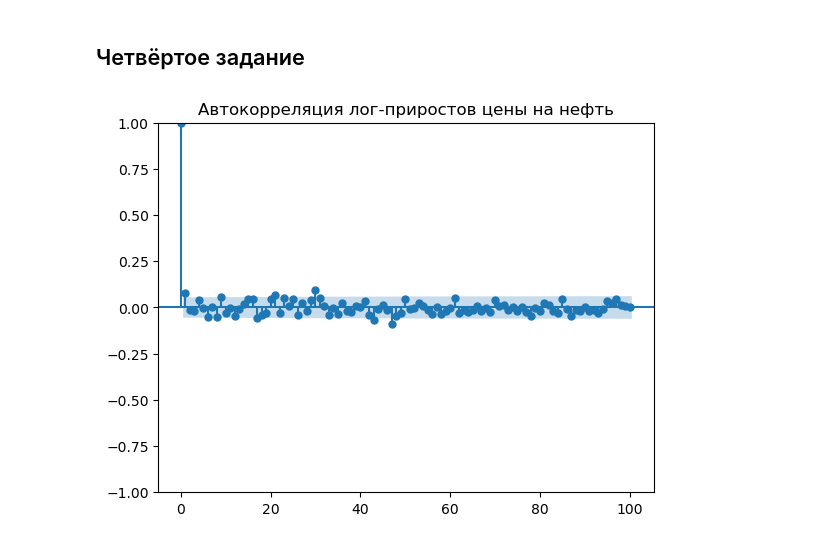
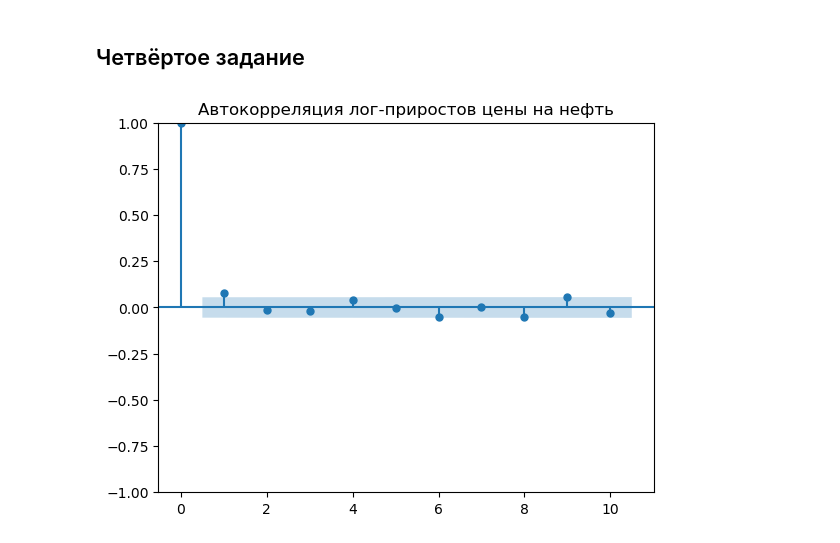
Before and after one commit to hybridsoul213/magistracy_python, a Jupyter notebook: Фин_Математика/Заичкин_ДЗ3_Базовая.ipynb, the cells around one changed output. Drawn from its saved outputs; the diff is of its cells as text; code cells hidden in the pictures.

```diff
--- a/Фин_Математика/Заичкин_ДЗ3_Базовая.ipynb
+++ b/Фин_Математика/Заичкин_ДЗ3_Базовая.ipynb
@@ -174,23 +189,23 @@ Notes:
 # %%
 import yfinance as yf
 import pandas as pd
 import numpy as np
 import statsmodels.api as sm
 import matplotlib.pyplot as plt
 
 # Получаем данные за 5 лет
 brent = yf.Ticker("BZ=F")
 brent_data = brent.history(period="5y")
 prices = brent_data['Close']
 
 # Вычисляем логарифмы цен
 log_prices = np.log(prices)
 # Вычисляем лог-приросты
 log_diffs = log_prices.diff().dropna()
 
 # Строим ACF
-sm.graphics.tsa.plot_acf(log_diffs, lags=100)
+sm.graphics.tsa.plot_acf(log_diffs, lags=10)
 plt.title('Автокорреляция лог-приростов цены на нефть')
 plt.show()
 # %% [output]
-[figure, old version]
+[figure, new version]
```
Also changed, not shown: parts of 4 cells of this notebook.
